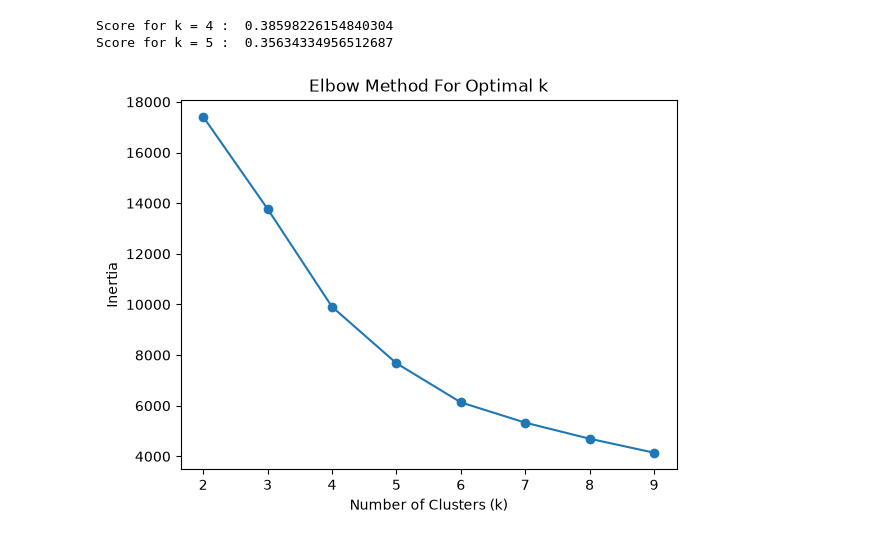
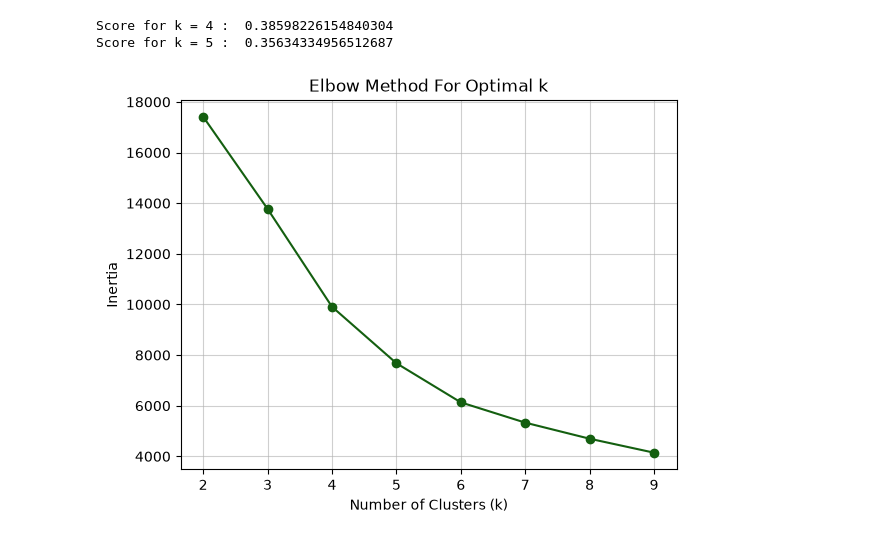
Before and after one commit to Lang-Shin/applied-ml-pipelines, a Jupyter notebook: KMeans/Practice1/customer_segmentation.ipynb, the cells around one changed output. Cells and saved outputs as stored; diff of their text form; code cells hidden in the pictures.

```diff
--- a/KMeans/Practice1/customer_segmentation.ipynb
+++ b/KMeans/Practice1/customer_segmentation.ipynb
@@ -86,10 +86,11 @@ Score for k = 5 :  0.35634334956512687
 # %%
 import matplotlib.pyplot as plt
 
-plt.plot(K_clusters, inertia, marker='o')
+plt.plot(K_clusters, inertia, marker='o', color="#145F10")
 plt.xlabel('Number of Clusters (k)')
 plt.ylabel('Inertia')
 plt.title('Elbow Method For Optimal k')
+plt.grid(True, alpha=0.6)
 plt.show()
 # %% [output]
-[figure, old version]
+[figure, new version]
```
